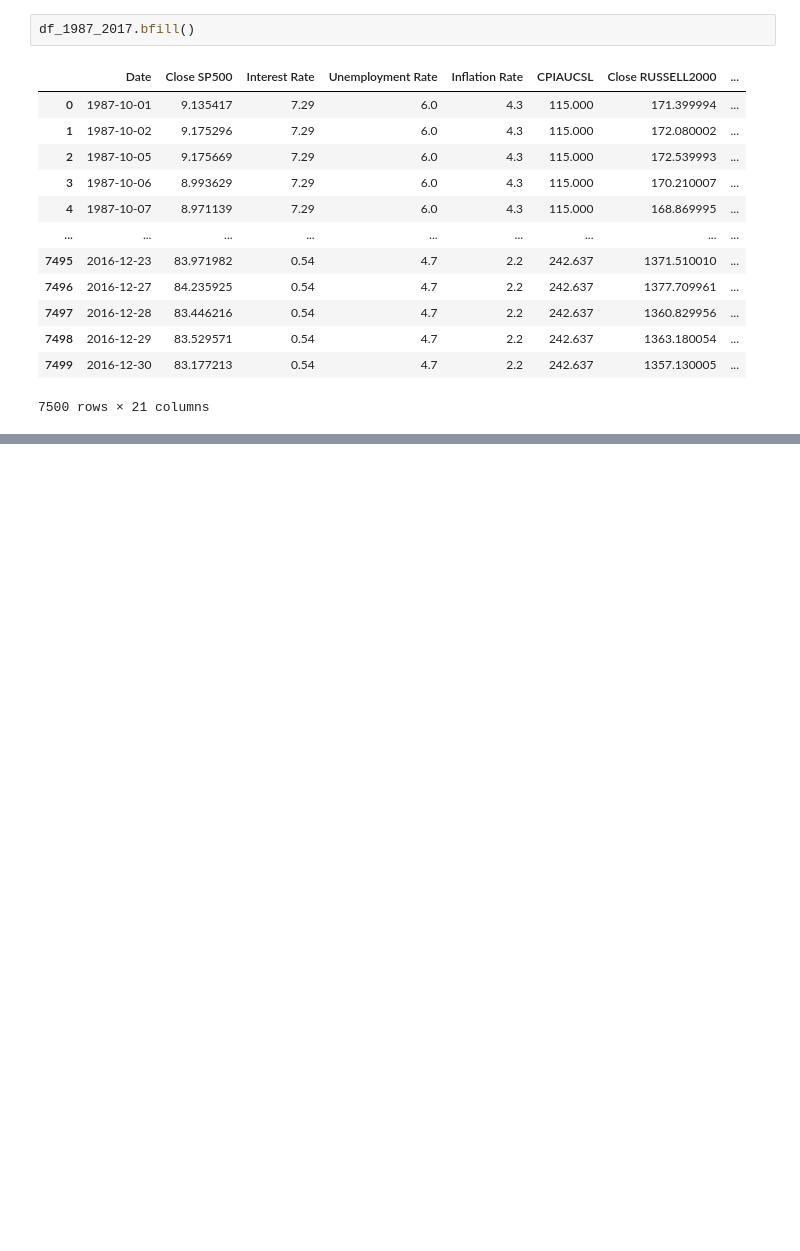
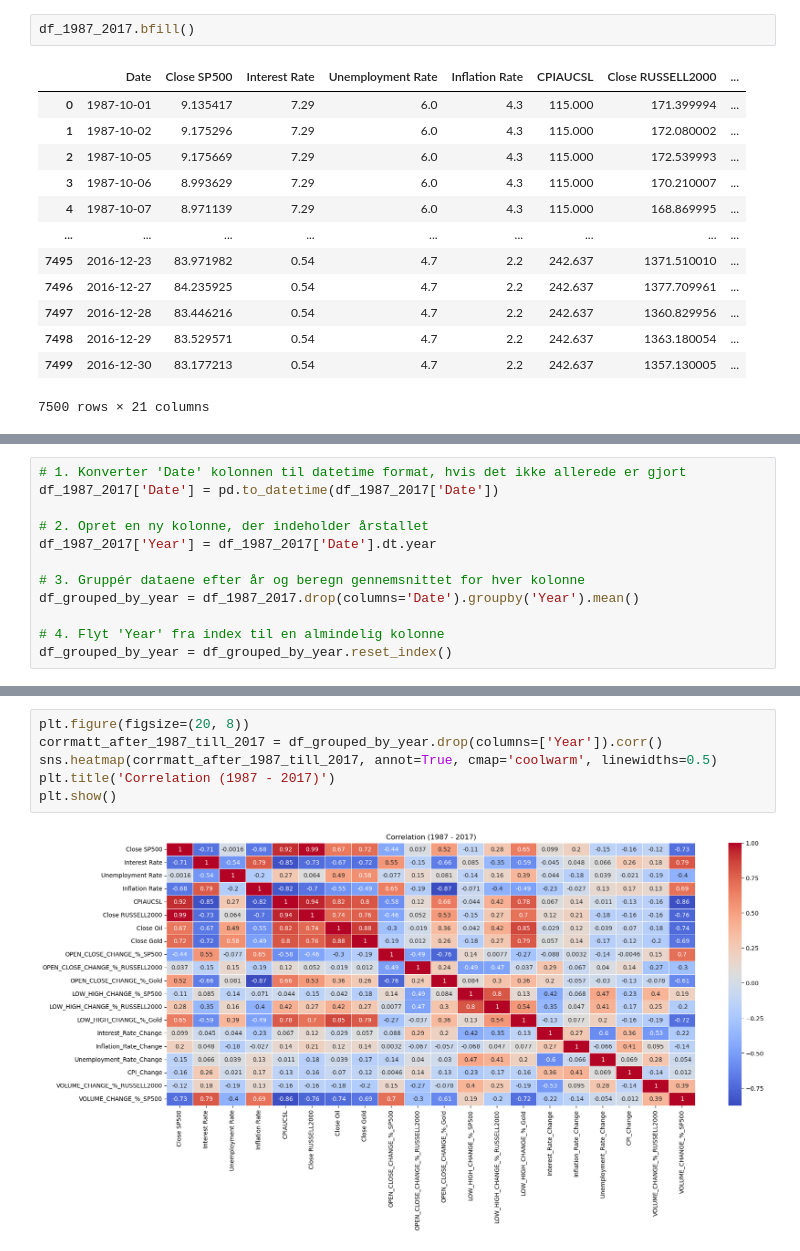
Before and after one commit to badranyoussef/bi-exam-project-stock, a Jupyter notebook: notebooks/ExplorationAndAnalysis.ipynb, the cells around one changed output, grey strips where cells are left out. Saved outputs shown, nothing was run; the diff lists cells and outputs as text; blank space fills up the shorter version.

```diff
--- a/notebooks/ExplorationAndAnalysis.ipynb
+++ b/notebooks/ExplorationAndAnalysis.ipynb
@@ -338,0 +340,12 @@ df_1987_2017.bfill()
+# %%
+# 1. Konverter 'Date' kolonnen til datetime format, hvis det ikke allerede er gjort
+df_1987_2017['Date'] = pd.to_datetime(df_1987_2017['Date'])
+
+# 2. Opret en ny kolonne, der indeholder årstallet
+df_1987_2017['Year'] = df_1987_2017['Date'].dt.year
+
+# 3. Gruppér dataene efter år og beregn gennemsnittet for hver kolonne
+df_grouped_by_year = df_1987_2017.drop(columns='Date').groupby('Year').mean()
+
+# 4. Flyt 'Year' fra index til en almindelig kolonne
+df_grouped_by_year = df_grouped_by_year.reset_index()
@@ -338,0 +385,8 @@ df_1987_2017.bfill()
+# %%
+plt.figure(figsize=(20, 8))
+corrmatt_after_1987_till_2017 = df_grouped_by_year.drop(columns=['Year']).corr()
+sns.heatmap(corrmatt_after_1987_till_2017, annot=True, cmap='coolwarm', linewidths=0.5)
+plt.title('Correlation (1987 - 2017)')
+plt.show()
+# %% [output]
+[figure, added]
```
Also changed, not shown: parts of 4 cells of this notebook.
